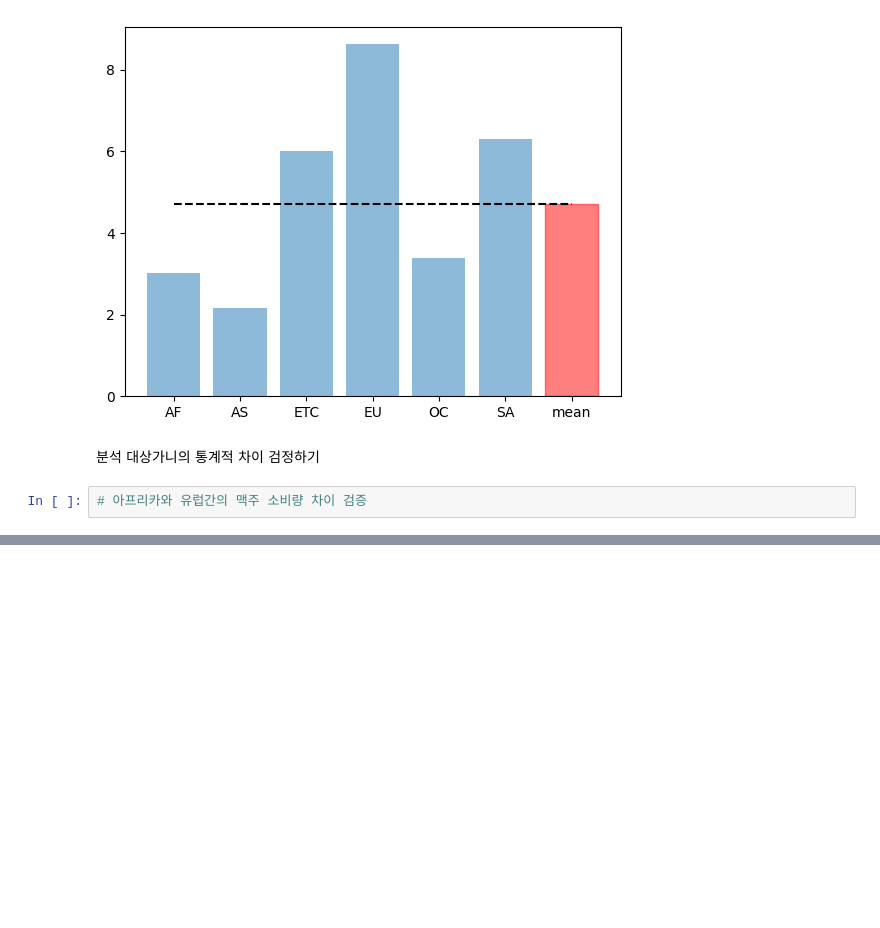
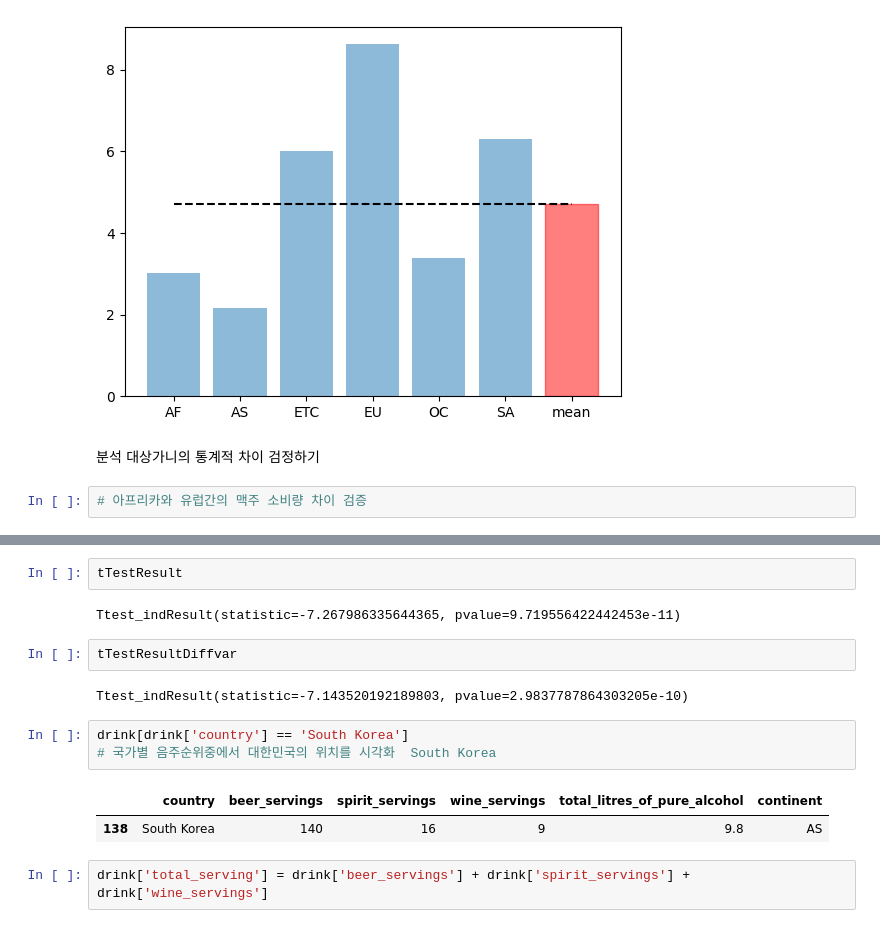
Before and after one commit to leekyuyoung202306/PYTHON, a Jupyter notebook: 12주차/[12주차]데이터분석02.ipynb, the cells around one changed output, grey strips where cells are left out. Drawn from its saved outputs; the diff is of its cells as text; blank space fills up the shorter version.

```diff
--- a/12주차/[12주차]데이터분석02.ipynb
+++ b/12주차/[12주차]데이터분석02.ipynb
@@ -220,0 +237,16 @@ plt.show()
+# %%
+tTestResult
+# %% [output]
+Ttest_indResult(statistic=-7.267986335644365, pvalue=9.719556422442453e-11)
+# %%
+tTestResultDiffvar
+# %% [output]
+Ttest_indResult(statistic=-7.143520192189803, pvalue=2.9837787864303205e-10)
+# %%
+drink[drink['country'] == 'South Korea']
+# 국가별 음주순위중에서 대한민국의 위치를 시각화  South Korea
+# %% [output]
+|  | country | beer_servings | spirit_servings | wine_servings | total_litres_of_pure_alcohol | continent |
+| 138 | South Korea | 140 | 16 | 9 | 9.8 | AS |
+# %%
+drink['total_serving'] = drink['beer_servings'] + drink['spirit_servings'] + drink['wine_servings']
```
Also changed, not shown: parts of 8 cells of this notebook.
